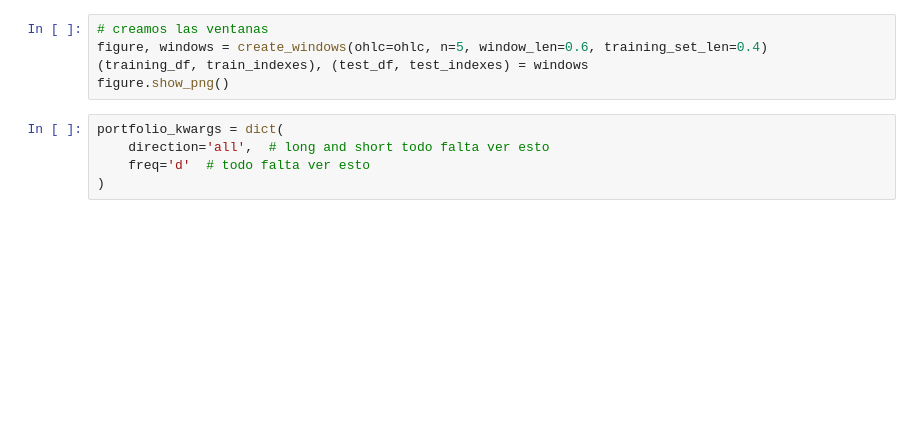
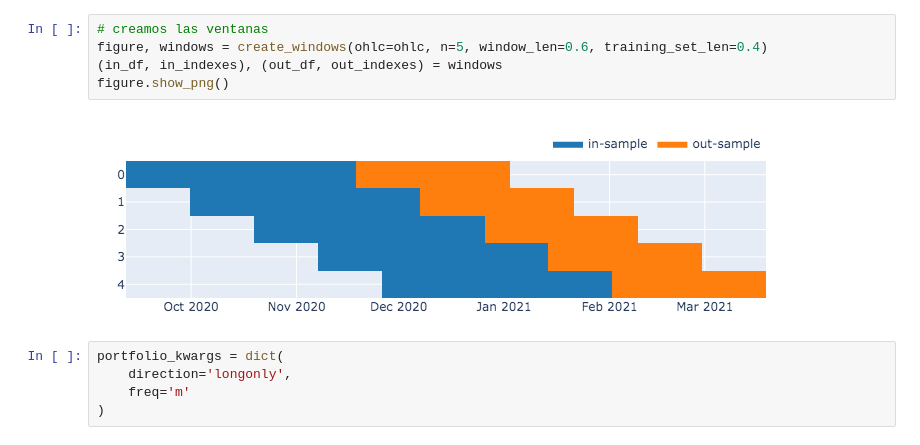
Before and after one commit to emiliobasualdo/vectorbt-yaats, a Jupyter notebook: Alpha101.ipynb, the cells around one changed output. Saved outputs shown, nothing was run; the diff lists cells and outputs as text; blank space fills up the shorter version.

```diff
--- a/Alpha101.ipynb
+++ b/Alpha101.ipynb
@@ -26,10 +27,12 @@ date
 # %%
 # creamos las ventanas
 figure, windows = create_windows(ohlc=ohlc, n=5, window_len=0.6, training_set_len=0.4)
-(training_df, train_indexes), (test_df, test_indexes) = windows
+(in_df, in_indexes), (out_df, out_indexes) = windows
 figure.show_png()
+# %% [output]
+[figure, added]
-# %%
-portfolio_kwargs = dict(
-    direction='all',  # long and short todo falta ver esto
-    freq='d'  # todo falta ver esto
-)
+# %%
+portfolio_kwargs = dict(
+    direction='longonly',
+    freq='m'
+)
```
Also changed, not shown: parts of 14 cells of this notebook, 3 other files.
